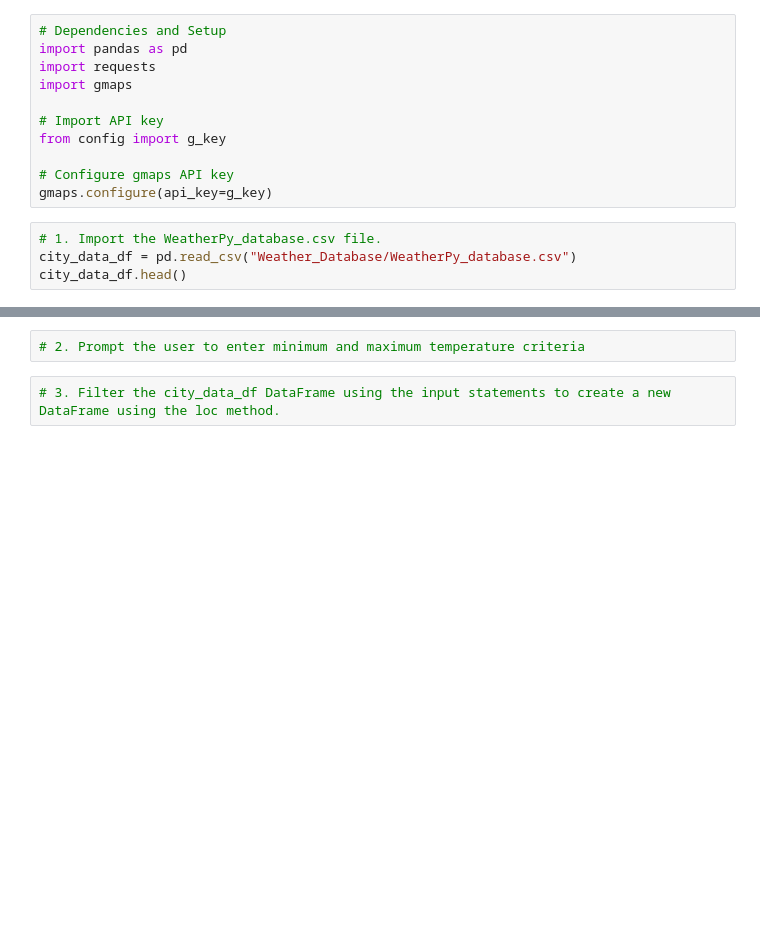
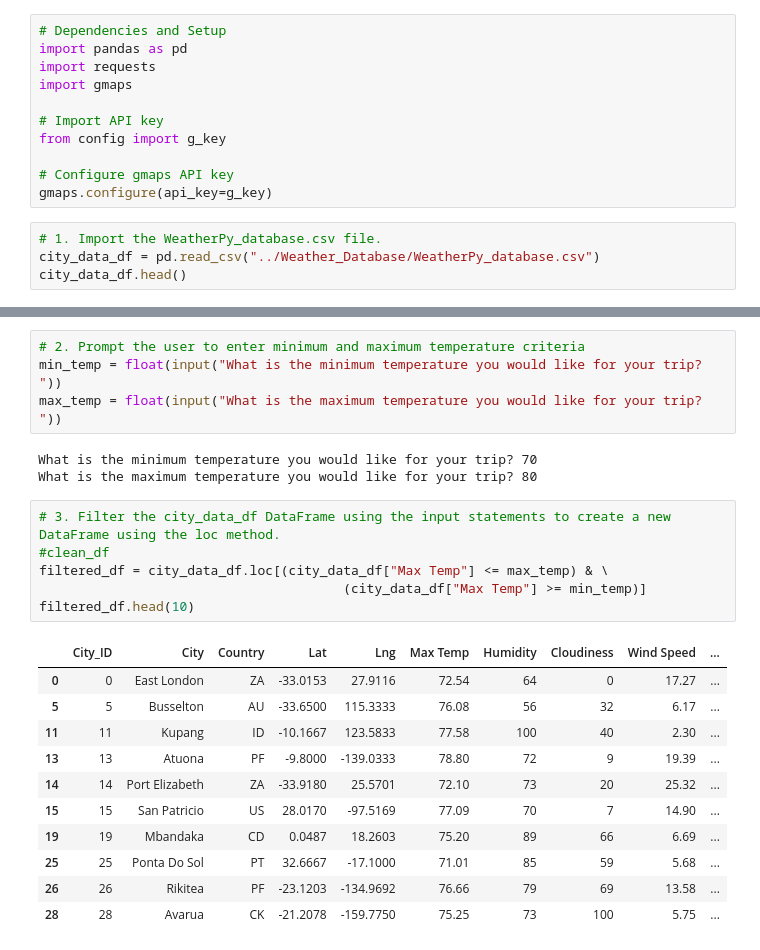
Before and after one commit to DavidGGonzalez/WeatherPy, a Jupyter notebook: Vacation_Search/Vacation_Search.ipynb, the cells around one changed output, grey strips where cells are left out. Drawn from its saved outputs; the diff is of its cells as text; blank space fills up the shorter version.

```diff
--- a/Vacation_Search/Vacation_Search.ipynb
+++ b/Vacation_Search/Vacation_Search.ipynb
@@ -13,5 +14,5 @@ from config import g_key
 gmaps.configure(api_key=g_key)
 # %%
 # 1. Import the WeatherPy_database.csv file.
-city_data_df = pd.read_csv("Weather_Database/WeatherPy_database.csv")
+city_data_df = pd.read_csv("../Weather_Database/WeatherPy_database.csv")
 city_data_df.head()
@@ -18,6 +26,27 @@ city_data_df.head()
 # %%
 # 2. Prompt the user to enter minimum and maximum temperature criteria
+min_temp = float(input("What is the minimum temperature you would like for your trip? "))
+max_temp = float(input("What is the maximum temperature you would like for your trip? "))
+# %% [output]
+What is the minimum temperature you would like for your trip? 70
+What is the maximum temperature you would like for your trip? 80
 # %%
 # 3. Filter the city_data_df DataFrame using the input statements to create a new DataFrame using the loc method.
+#clean_df
+filtered_df = city_data_df.loc[(city_data_df["Max Temp"] <= max_temp) & \
+                                       (city_data_df["Max Temp"] >= min_temp)]
+filtered_df.head(10)
+# %% [output]
+|  | City_ID | City | Country | Lat | Lng | Max Temp | Humidity | Cloudiness | Wind Speed | ... |
+| 0 | 0 | East London | ZA | -33.0153 | 27.9116 | 72.54 | 64 | 0 | 17.27 | ... |
+| 5 | 5 | Busselton | AU | -33.6500 | 115.3333 | 76.08 | 56 | 32 | 6.17 | ... |
+| 11 | 11 | Kupang | ID | -10.1667 | 123.5833 | 77.58 | 100 | 40 | 2.30 | ... |
+| 13 | 13 | Atuona | PF | -9.8000 | -139.0333 | 78.80 | 72 | 9 | 19.39 | ... |
+| 14 | 14 | Port Elizabeth | ZA | -33.9180 | 25.5701 | 72.10 | 73 | 20 | 25.32 | ... |
+| 15 | 15 | San Patricio | US | 28.0170 | -97.5169 | 77.09 | 70 | 7 | 14.90 | ... |
+| 19 | 19 | Mbandaka | CD | 0.0487 | 18.2603 | 75.20 | 89 | 66 | 6.69 | ... |
+| 25 | 25 | Ponta Do Sol | PT | 32.6667 | -17.1000 | 71.01 | 85 | 59 | 5.68 | ... |
+| 26 | 26 | Rikitea | PF | -23.1203 | -134.9692 | 76.66 | 79 | 69 | 13.58 | ... |
+| 28 | 28 | Avarua | CK | -21.2078 | -159.7750 | 75.25 | 73 | 100 | 5.75 | ... |
 # %%
 # 4a. Determine if there are any empty rows.
```
Also changed, not shown: parts of 15 cells of this notebook, 8 other files.
